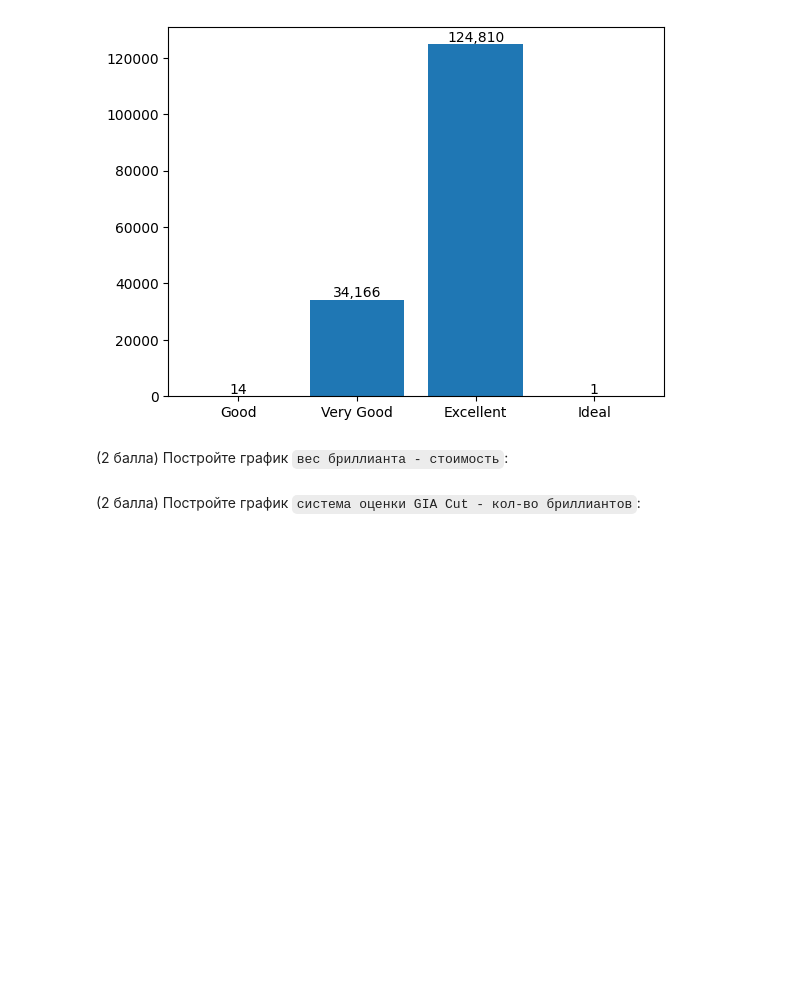
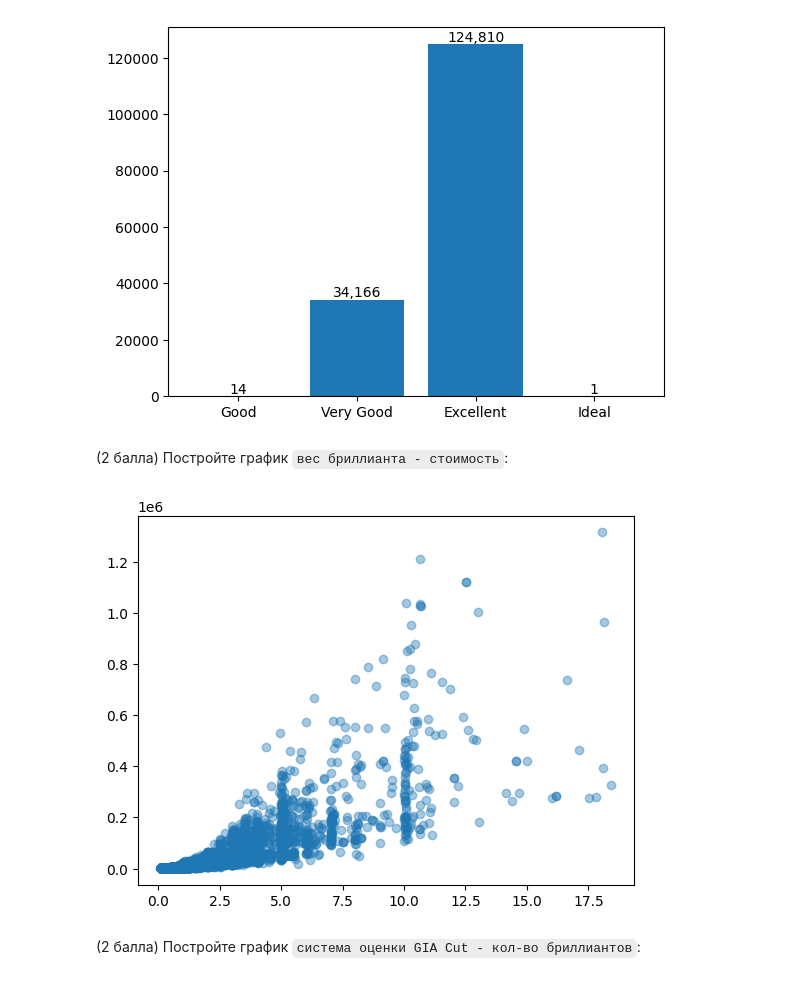
Before and after one commit to mrkustik1985/python, a Jupyter notebook: lab_work.ipynb, the cells around one changed output. Cells and saved outputs as stored; diff of their text form; code cells hidden in the pictures; blank space fills up the shorter version.

```diff
--- a/lab_work.ipynb
+++ b/lab_work.ipynb
@@ -526,2 +521,9 @@ ax.bar_label(container, fmt='{:,.0f}')
+# %%
+diamonds = diamonds[(diamonds['carat_weight'] != 'unknown') & (diamonds['carat_weight'] != 'None')]
+value_type = diamonds['carat_weight'].values.tolist()
+plt.scatter(value_type, diamonds['total_sales_price'].values.tolist(), alpha = 0.4)
+plt.show()
+# %% [output]
+[figure, added]
 # %% [markdown]
 (2 балла) Постройте график `система оценки GIA Cut - кол-во бриллиантов`:
```
Also changed, not shown: parts of 4 cells of this notebook.
